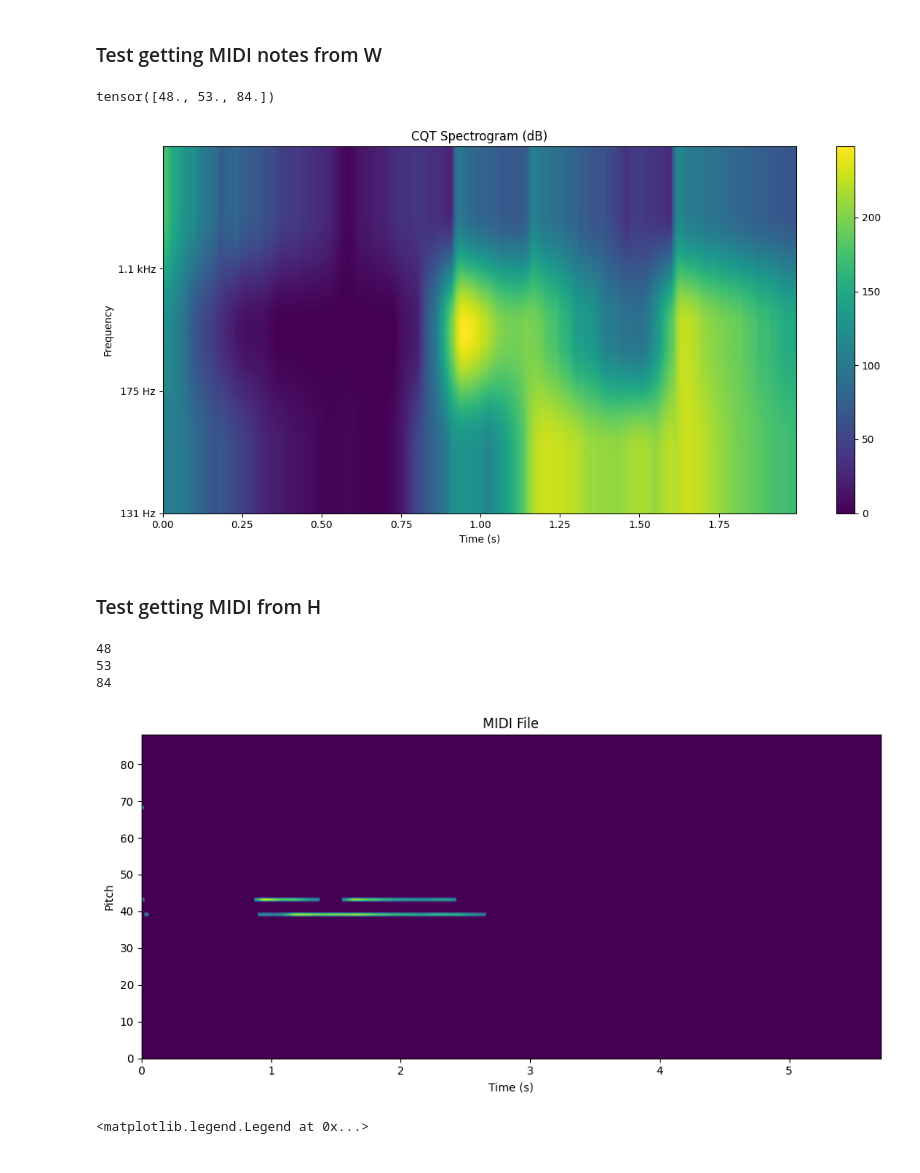
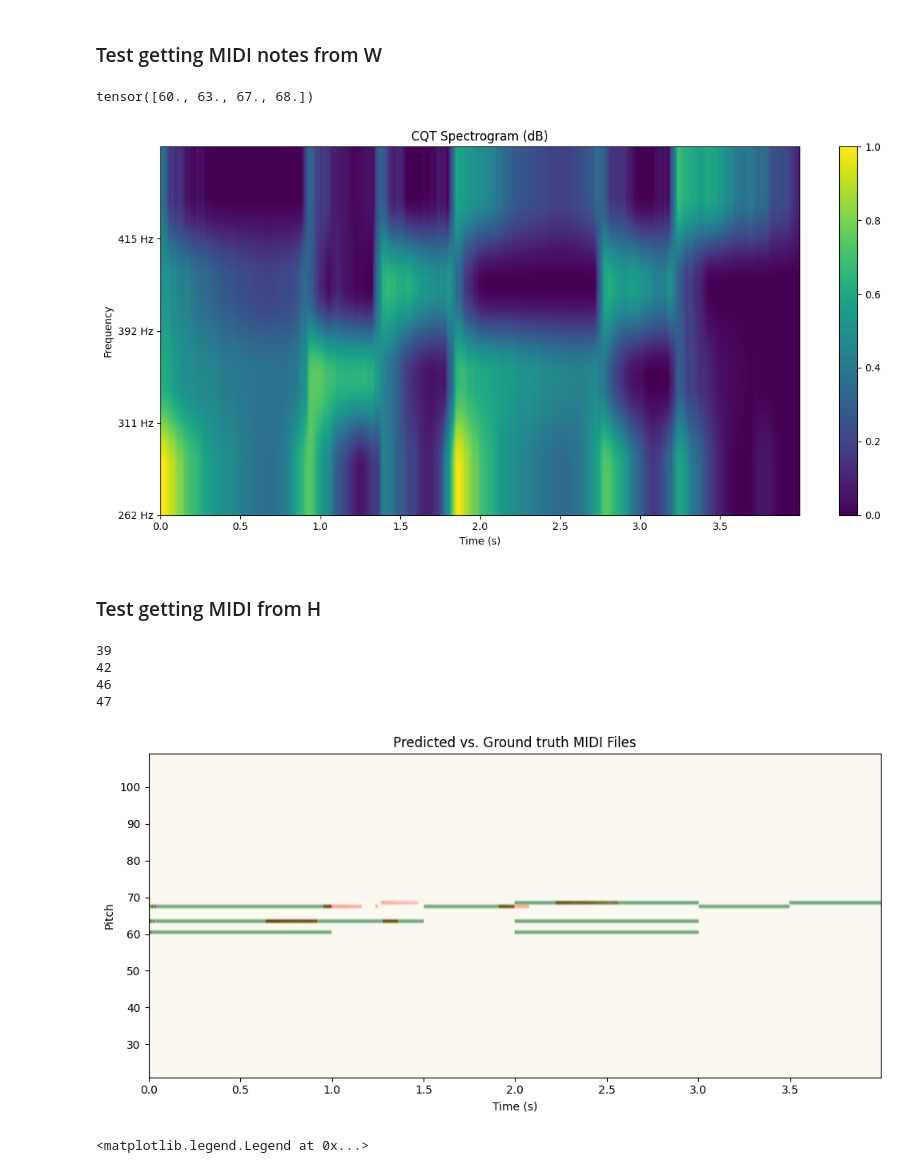
Before and after one commit to edabier/Unrolled-NMF, a Jupyter notebook: testings-notebook.ipynb, the cells around one changed output. Drawn from its saved outputs; the diff is of its cells as text; code cells hidden in the pictures.

```diff
--- a/testings-notebook.ipynb
+++ b/testings-notebook.ipynb
@@ -22,6 +22,6 @@ tensor([[0.8756, 0.4273, 0.7735, 0.2735],
 # %%
-single_note = "data/single_notes"
-waveform, sample_rate = torchaudio.load(f"{single_note}/C7.wav")
+single_note = "test-data/single-notes-test"
+waveform, sample_rate = torchaudio.load(f"{single_note}/C5.wav")
 # %%
 cqt_spec, _, _ = spec.cqt_spec(waveform, sample_rate, hop_length=256)
 # %% [markdown]
@@ -31,5 +31,8 @@ W, freqs = utils.init_W(single_note)
 # %% [markdown]
 ### Test running MU iterations on a simple example from init W
 # %%
-waveform_test, sample_rate_test = torchaudio.load("data/test-midi.wav")
+waveform_test, sample_rate_test = torchaudio.load("test-data/test-midi-transcription.wav")
 cqt_test, times_test, freq_test = spec.cqt_spec(waveform_test, sample_rate_test, 256)
+
+spec.vis_cqt_spectrogram(cqt_test, times_test, freq_test, 0, times_test[-1])
+midi, times = spec.midi_to_pianoroll("test-data/test-midi-transcription.mid", waveform, cqt_test.shape[1], hop_length=128)
@@ -39,25 +44,28 @@ l = W.shape[1]
 n_init_steps = 100
 
 H = utils.init_H(l, t, W, cqt_test, n_init_steps, beta=2)
+# %%
+H /= H.max()
 # %% [markdown]
 ### Test getting MIDI notes from W
 # %%
 pitches, notes, W, H = utils.W_to_pitch(W, H, freqs)
 notes
 # %% [output]
-tensor([48., 53., 84.])
+tensor([60., 63., 67., 68.])
 # %%
-spec.vis_cqt_spectrogram(H, times_test, pitches, 0, 2)
+spec.vis_cqt_spectrogram(H, times_test, pitches, 0, 4)
 # %% [output]
-[figure, old version]
+[figure, new version]
 # %% [markdown]
 ### Test getting MIDI from H
 # %%
-midi = utils.WH_to_MIDI(W, notes, H, threshold=0.04, smoothing_window=5)
+midi_hat = utils.WH_to_MIDI(W, notes, H, threshold=0.01, smoothing_window=5, adaptative=True)
 for i in range(88):
-    if (midi[i,:]>0).any().item():
+    if (midi_hat[i,:]>0).any().item():
         print(i)
 # %% [output]
-48
-53
-84
+39
+42
+46
+47
@@ -66,7 +76,7 @@ onset, offset = utils.detect_onsets_offsets(midi)
 # %%
-spec.vis_midi(midi, times_test, 0, times_test[-1])
+spec.compare_midi(midi, midi_hat, times_test, 0, 4)
 # %% [output]
-[figure, old version]
+[figure, new version]
 # %%
 class feature_object():
     def __init__(self, sr, hop_length, nfft):
```
Also changed, not shown: parts of 4 cells of this notebook, 10 other files.
